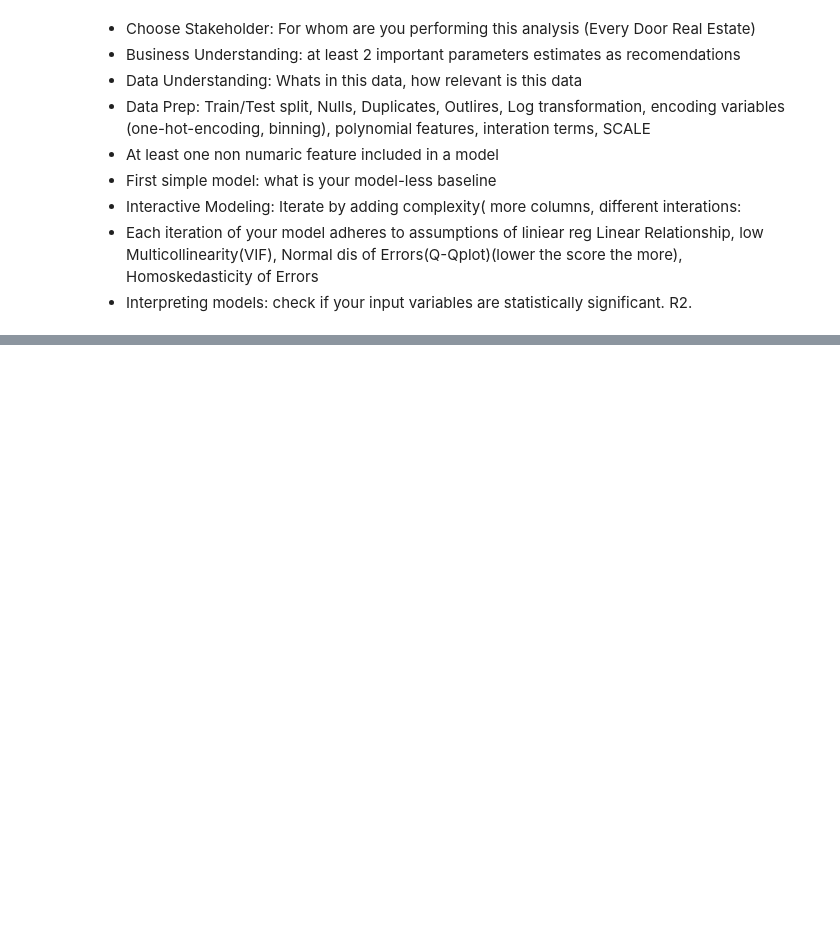
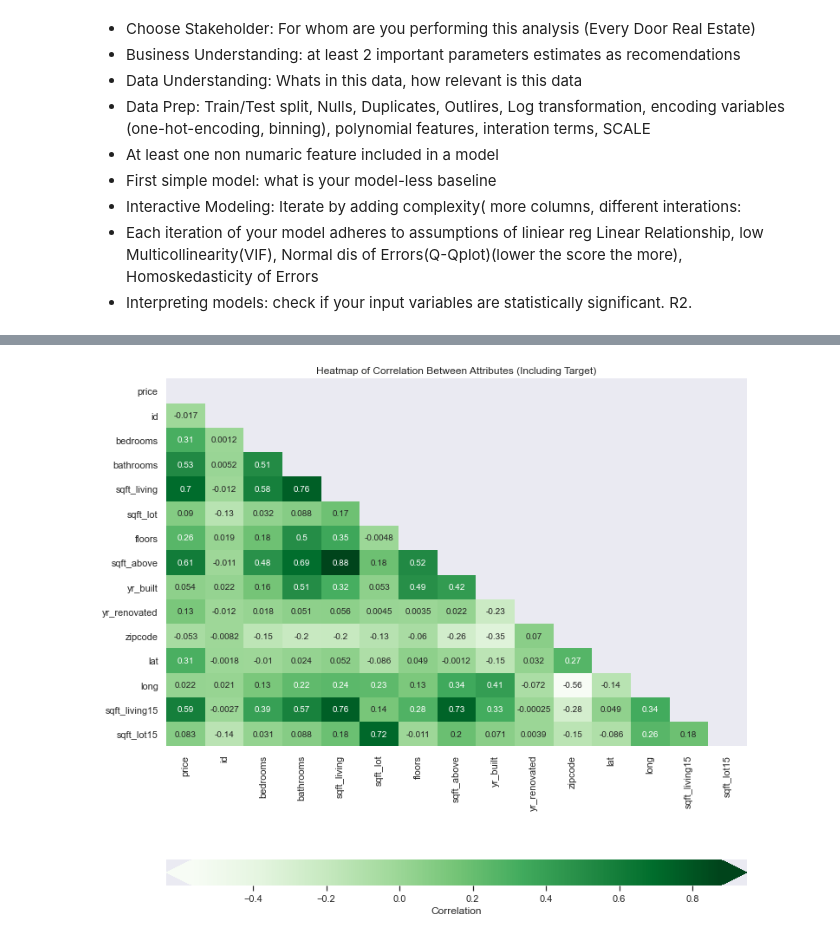
Before and after one commit to 281clo/King_County_House_Data_Analysis, a Jupyter notebook: Project.ipynb, the cells around one changed output, grey strips where cells are left out. Saved outputs shown, nothing was run; the diff lists cells and outputs as text; code cells hidden in the pictures; blank space fills up the shorter version.

```diff
--- a/Project.ipynb
+++ b/Project.ipynb
@@ -52,0 +96,22 @@ sns.heatmap(df.corr(), annot=True);
+# %%
+heatmap_data = pd.concat([y_train, X_train], axis=1)
+corr = heatmap_data.corr()
+
+fig, ax = plt.subplots(figsize=(12, 12))
+
+sns.heatmap(
+
+    data=corr,
+    # The mask means we only show half the values,
+    # instead of showing duplicates.
+    mask=np.triu(np.ones_like(corr, dtype=bool)),
+    ax=ax,
+    annot=True,
+    cbar_kws={"label": "Correlation", "orientation": "horizontal", "pad": .2, "extend": "both"},
+    cmap='Greens'
+)
+
+# Customize the plot appearance
+ax.set_title("Heatmap of Correlation Between Attributes (Including Target)");
+# %% [output]
+[figure, added]
```
Also changed, not shown: parts of 22 cells of this notebook.
